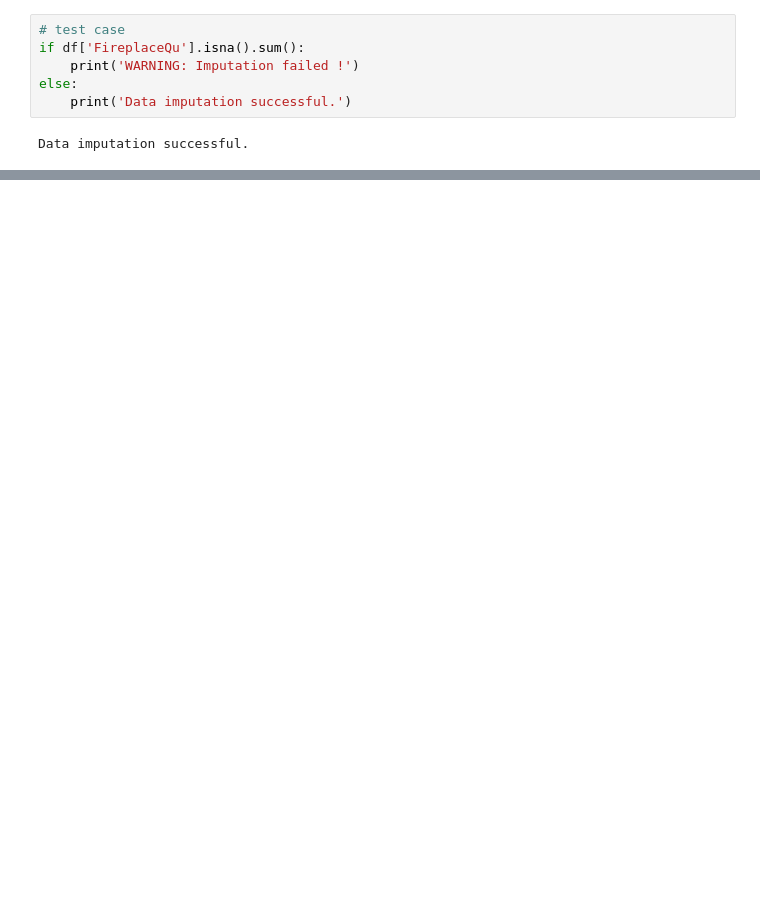
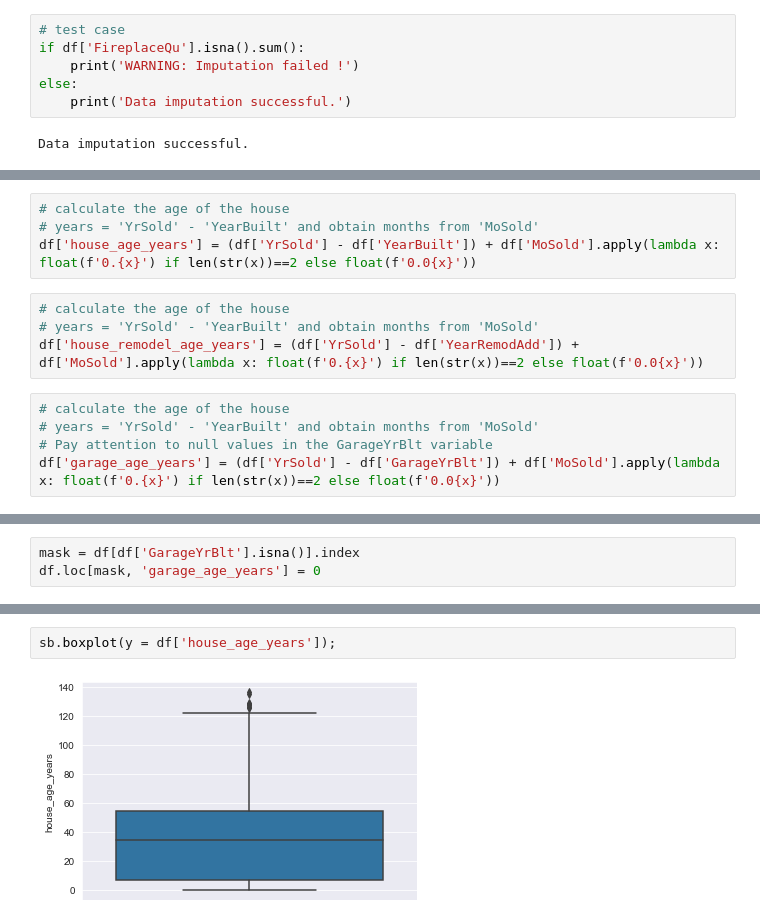
Before and after one commit to vamshi-krishna-prime/house_price_prediction_leveraging_advanced_regression, a Jupyter notebook: Advanced_Regression.ipynb, the cells around one changed output, grey strips where cells are left out. Saved outputs shown, nothing was run; the diff lists cells and outputs as text; blank space fills up the shorter version.

```diff
--- a/Advanced_Regression.ipynb
+++ b/Advanced_Regression.ipynb
@@ -512,0 +861,13 @@ Data imputation successful.
+# %%
+# calculate the age of the house
+# years = 'YrSold' - 'YearBuilt' and obtain months from 'MoSold'
+df['house_age_years'] = (df['YrSold'] - df['YearBuilt']) + df['MoSold'].apply(lambda x: float(f'0.{x}') if len(str(x))==2 else float(f'0.0{x}'))
+# %%
+# calculate the age of the house
+# years = 'YrSold' - 'YearBuilt' and obtain months from 'MoSold'
+df['house_remodel_age_years'] = (df['YrSold'] - df['YearRemodAdd']) + df['MoSold'].apply(lambda x: float(f'0.{x}') if len(str(x))==2 else float(f'0.0{x}'))
+# %%
+# calculate the age of the house
+# years = 'YrSold' - 'YearBuilt' and obtain months from 'MoSold'
+# Pay attention to null values in the GarageYrBlt variable
+df['garage_age_years'] = (df['YrSold'] - df['GarageYrBlt']) + df['MoSold'].apply(lambda x: float(f'0.{x}') if len(str(x))==2 else float(f'0.0{x}'))
@@ -512,0 +876,3 @@ Data imputation successful.
+# %%
+mask = df[df['GarageYrBlt'].isna()].index
+df.loc[mask, 'garage_age_years'] = 0
@@ -512,0 +899,4 @@ Data imputation successful.
+# %%
+sb.boxplot(y = df['house_age_years']);
+# %% [output]
+[figure, added]
```
Also changed, not shown: parts of 115 cells of this notebook.
